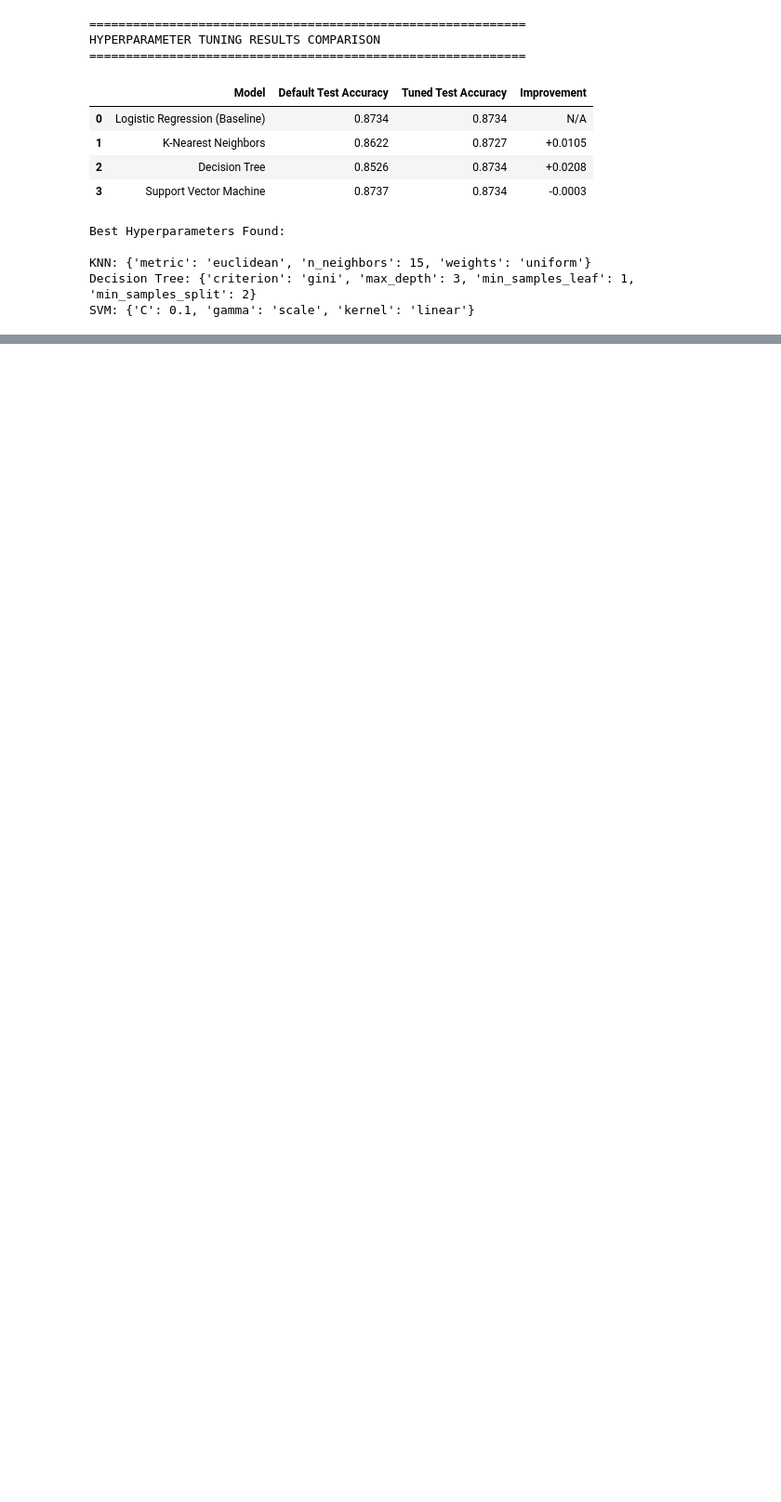
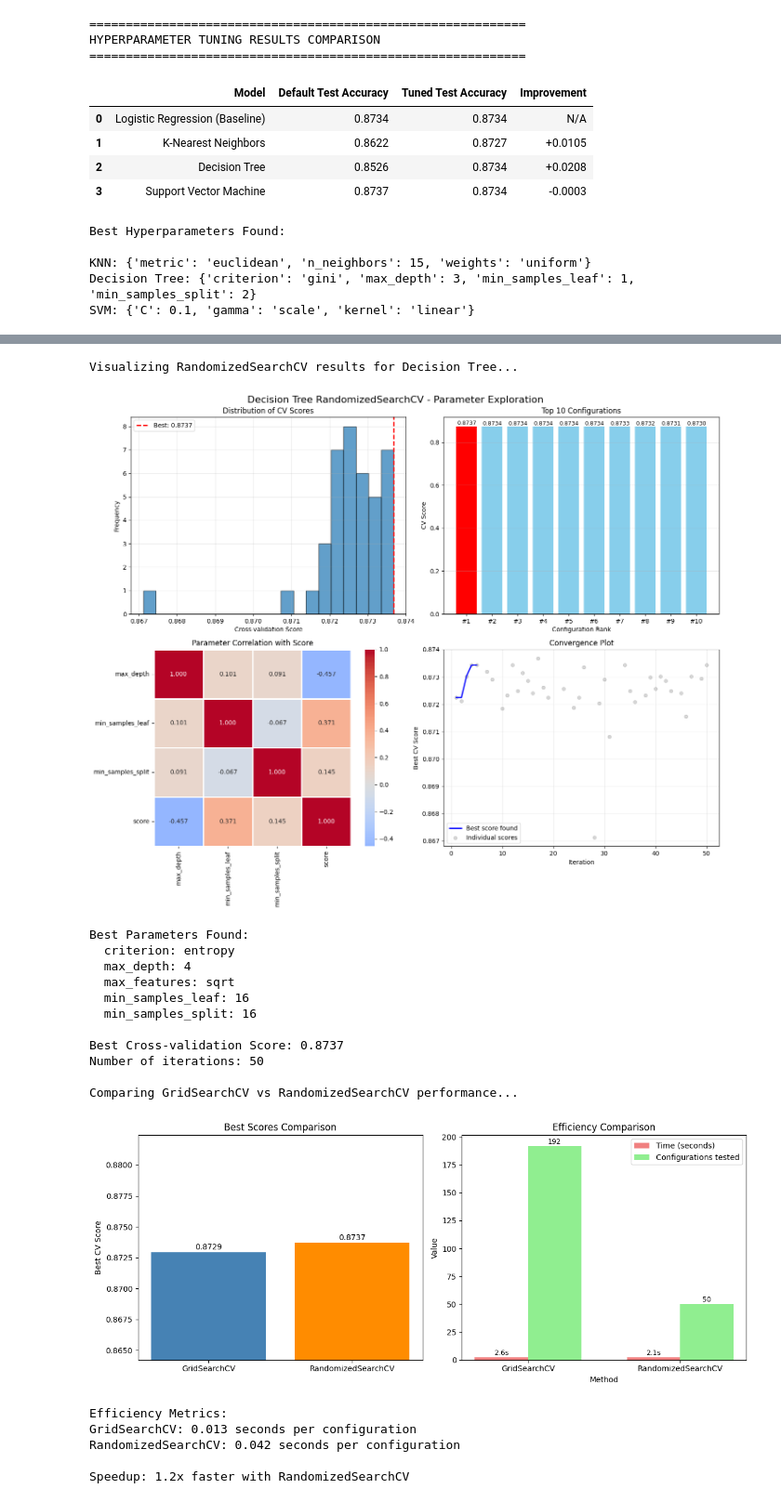
Before and after one commit to rbhat/module17_starter, a Jupyter notebook: prompt_III.ipynb, the cells around one changed output, grey strips where cells are left out. Shown at 93% size. Drawn from its saved outputs; the diff is of its cells as text; code cells hidden in the pictures; blank space fills up the shorter version.

```diff
--- a/prompt_III.ipynb
+++ b/prompt_III.ipynb
@@ -872,0 +918,29 @@ RandomizedSearchCV time: 0.70s with 50 random combinations
+# %%
+# Visualize RandomizedSearchCV Results
+# Plot detailed results from RandomizedSearchCV
+print("Visualizing RandomizedSearchCV results for Decision Tree...")
+plot_randomized_search_results(dt_random_search, "Decision Tree RandomizedSearchCV")
+
+# Compare GridSearchCV vs RandomizedSearchCV
+print("\nComparing GridSearchCV vs RandomizedSearchCV performance...")
+plot_grid_vs_random_search(dt_grid, dt_random_search, dt_grid_time, random_search_time)
+# %% [output]
+Visualizing RandomizedSearchCV results for Decision Tree...
+[figure, added]
+Best Parameters Found:
+  criterion: entropy
+  max_depth: 4
+  max_features: sqrt
+  min_samples_leaf: 16
+  min_samples_split: 16
+
+Best Cross-validation Score: 0.8737
+Number of iterations: 50
+
+Comparing GridSearchCV vs RandomizedSearchCV performance...
+[figure, added]
+Efficiency Metrics:
+GridSearchCV: 0.013 seconds per configuration
+RandomizedSearchCV: 0.042 seconds per configuration
+
+Speedup: 1.2x faster with RandomizedSearchCV
```
Also changed, not shown: parts of 14 cells of this notebook, 4 other files.
